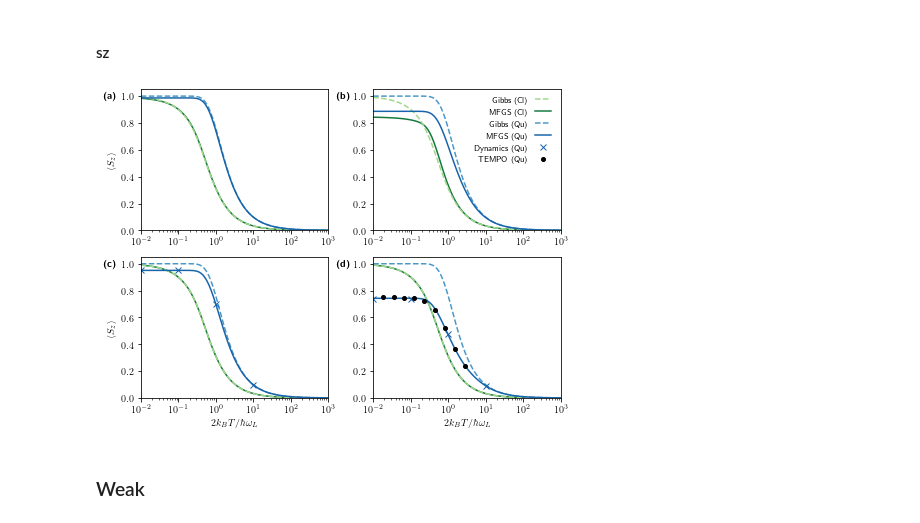
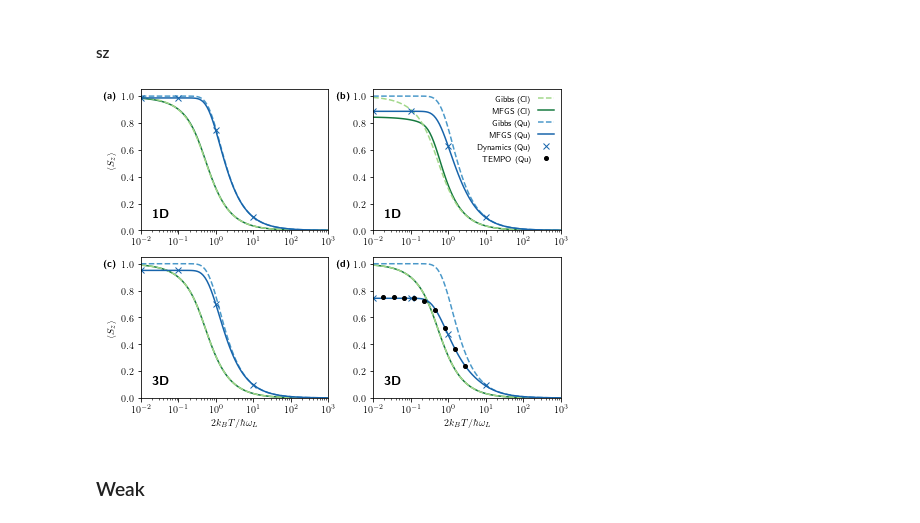
Before and after one commit to quantum-exeter/QuantumSpinDynamics, a Jupyter notebook: plot/plotStatics.ipynb, the cells around one changed output. Cells and saved outputs as stored; diff of their text form; code cells hidden in the pictures.

Commit message:
New parameter sz plots added.

```diff
--- a/plot/plotStatics.ipynb
+++ b/plot/plotStatics.ipynb
@@ -160,77 +183,83 @@ for i in [0, 1]:
 
 ##### Data 1D ######
 
-#### prmb ####
+#### prme ####
 
 ## Classical ##
 ax[0, 0].semilogx(dataG_qu[:,0], ((1/np.tanh(1/dataG_qu[:,0]) - (dataG_qu[:,0]))), color=ocmap(0.4), linestyle='--', label='Gibbs (Cl)', zorder=1) # Gibbs
-ax[0, 0].semilogx(data1D_pi4_prmb_cl[:,0], data1D_pi4_prmb_cl[:,3], color=ocmap(0.8), linestyle='-', label='MFGS (Cl)', zorder=0) # MFGS
+ax[0, 0].semilogx(data1D_pi4_prme_cl[:,0], data1D_pi4_prme_cl[:,3], color=ocmap(0.8), linestyle='-', label='MFGS (Cl)', zorder=0) # MFGS
 
 ## Quantum ##
 ax[0, 0].semilogx(dataG_qu[:,0], dataG_qu[:,3], color=bcmap(0.6), linestyle='--', label='Gibbs (Qu)') # Gibbs
-ax[0, 0].semilogx(data1D_pi4_prmb[:,0], data1D_pi4_prmb[:,3], color=bcmap(0.8), label='MFGS (Qu)') # MFGS
-# ax[0].plot(0.01, 0.95, color=bcmap(0.8), marker='x', linestyle='None', label='Dynamics (Qu)') # Dynamics
-# ax[0].plot(0.1, 0.95, color=bcmap(0.8), marker='x', linestyle='None')
-# ax[0].plot(1, 0.70, color=bcmap(0.8), marker='x', linestyle='None')
-# ax[0].plot(10, 0.10, color=bcmap(0.8), marker='x', linestyle='None')
+ax[0, 0].semilogx(data1D_pi4_prme[:,0], data1D_pi4_prme[:,3], color=bcmap(0.8), label='MFGS (Qu)') # MFGS
+ax[0, 0].plot(0.01, 0.986, color=bcmap(0.8), marker='x', linestyle='None', label='Dynamics (Qu)') # Dynamics
+ax[0, 0].plot(0.1, 0.986, color=bcmap(0.8), marker='x', linestyle='None')
+ax[0, 0].plot(1, 0.745, color=bcmap(0.8), marker='x', linestyle='None')
+ax[0, 0].plot(10, 0.0993, color=bcmap(0.8), marker='x', linestyle='None')
 
-#### prma ####
+#### prmd ####
 
 ## Classical ##
 ax[0, 1].semilogx(dataG_qu[:,0], ((1/np.tanh(1/dataG_qu[:,0]) - (dataG_qu[:,0]))), color=ocmap(0.4), linestyle='--', zorder=1) # Gibbs
-ax[0, 1].semilogx(data1D_pi4_prma_cl[:,0], data1D_pi4_prma_cl[:,3], color=ocmap(0.8), linestyle='-', zorder=0) # MFGS
+ax[0, 1].semilogx(data1D_pi4_prmd_cl[:,0], data1D_pi4_prmd_cl[:,3], color=ocmap(0.8), linestyle='-', zorder=0) # MFGS
 
 ## Quantum ##
 ax[0, 1].semilogx(dataG_qu[:,0], dataG_qu[:,3], color=bcmap(0.6), linestyle='--') # Gibbs
-ax[0, 1].semilogx(data1D_pi4_prma[:,0], data1D_pi4_prma[:,3], color=bcmap(0.8)) # MFGS
-# ax[1].plot(0.01, 0.74, color=bcmap(0.8), marker='x', linestyle='None', label='Dynamics (Qu)') # Dynamics
-# ax[1].plot(0.1, 0.74, color=bcmap(0.8), marker='x') # Dynamics
-# ax[1].plot(1, 0.48, color=bcmap(0.8), marker='x') # Dynamics
-# ax[1].plot(10, 0.09, color=bcmap(0.8), marker='x') # Dynamics
+ax[0, 1].semilogx(data1D_pi4_prmd[:,0], data1D_pi4_prmd[:,3], color=bcmap(0.8)) # MFGS
+ax[0, 1].plot(0.01, 0.887, color=bcmap(0.8), marker='x', linestyle='None') # Dynamics
+ax[0, 1].plot(0.1, 0.887, color=bcmap(0.8), marker='x') # Dynamics
+ax[0, 1].plot(1, 0.628, color=bcmap(0.8), marker='x') # Dynamics
+ax[0, 1].plot(10, 0.0962, color=bcmap(0.8), marker='x') # Dynamics
 
 ##### Data 3D ######
 
-#### prmb ####
+#### prme ####
 
 ## Classical ##
 ax[1, 0].semilogx(dataG_qu[:,0], ((1/np.tanh(1/dataG_qu[:,0]) - (dataG_qu[:,0]))), color=ocmap(0.4), linestyle="--", zorder=1) # Gibbs
-ax[1, 0].semilogx(data3D_prmb_cl[:,0], data3D_prmb_cl[:,3], color=ocmap(0.8), linestyle='-', zorder=0) # MFGS
+ax[1, 0].semilogx(data3D_prme_cl[:,0], data3D_prme_cl[:,3], color=ocmap(0.8), linestyle='-', zorder=0) # MFGS
 
 ## Quantum ##
 ax[1, 0].semilogx(dataG_qu[:,0], dataG_qu[:,3], color=bcmap(0.6), linestyle="--") # Gibbs
-ax[1, 0].semilogx(data3D_prmb[:,0], data3D_prmb[:,3], color=bcmap(0.8)) # MFGS
-ax[1, 0].plot(0.01, 0.95, color=bcmap(0.8), marker='x', linestyle='None', label="Dynamics (Qu)") # Dynamics
+ax[1, 0].semilogx(data3D_prme[:,0], data3D_prme[:,3], color=bcmap(0.8)) # MFGS
+ax[1, 0].plot(0.01, 0.95, color=bcmap(0.8), marker='x', linestyle='None') # Dynamics
 ax[1, 0].plot(0.1, 0.95, color=bcmap(0.8), marker='x', linestyle='None')
-ax[1, 0].plot(1, 0.70, color=bcmap(0.8), marker='x', linestyle='None')
-ax[1, 0].plot(10, 0.10, color=bcmap(0.8), marker='x', linestyle='None')
+ax[1, 0].plot(1, 0.701, color=bcmap(0.8), marker='x', linestyle='None')
+ax[1, 0].plot(10, 0.0991, color=bcmap(0.8), marker='x', linestyle='None')
 
-#### prma ####
+#### prmd ####
 
 ## Classical ##
 ax[1, 1].semilogx(dataG_qu[:,0], ((1/np.tanh(1/dataG_qu[:,0]) - (dataG_qu[:,0]))), color=ocmap(0.4), linestyle="--", zorder=1) # Gibbs
-ax[1, 1].semilogx(data3D_prma_cl[:,0], data3D_prma_cl[:,3], color=ocmap(0.8), linestyle='-', zorder=0) # MFGS
+ax[1, 1].semilogx(data3D_prmd_cl[:,0], data3D_prmd_cl[:,3], color=ocmap(0.8), linestyle='-', zorder=0) # MFGS
 
 ## Quantum ##
 ax[1, 1].semilogx(dataG_qu[:,0], dataG_qu[:,3], color=bcmap(0.6), linestyle="--") # Gibbs
-ax[1, 1].semilogx(data3D_prma[:,0], data3D_prma[:,3], color=bcmap(0.8)) # MFGS
-ax[1, 1].plot(0.01, 0.74, color=bcmap(0.8), marker='x', linestyle='None') # Dynamics
-ax[1, 1].plot(0.1, 0.74, color=bcmap(0.8), marker='x') # Dynamics
-ax[1, 1].plot(1, 0.48, color=bcmap(0.8), marker='x') # Dynamics
-ax[1, 1].plot(10, 0.09, color=bcmap(0.8), marker='x') # Dynamics
-ax[1, 1].semilogx(data3D_prma_tempo[:,0], data3D_prma_tempo[:,1], 'ko', markersize=4, linestyle='', label="TEMPO (Qu)") # TEMPO
+ax[1, 1].semilogx(data3D_prmd[:,0], data3D_prmd[:,3], color=bcmap(0.8)) # MFGS
+ax[1, 1].plot(0.01, 0.745, color=bcmap(0.8), marker='x', linestyle='None') # Dynamics
+ax[1, 1].plot(0.1, 0.745, color=bcmap(0.8), marker='x') # Dynamics
+ax[1, 1].plot(1, 0.476, color=bcmap(0.8), marker='x') # Dynamics
+ax[1, 1].plot(10, 0.0942, color=bcmap(0.8), marker='x') # Dynamics
+
+ax[1, 1].semilogx(data_tempo[:,0], data_tempo[:,1], 'ko', markersize=4, linestyle='', label="TEMPO (Qu)") # TEMPO
 
 ax[0, 0].text(0.99e-3, 0.977, '\\textbf{(a)}')
 ax[0, 1].text(0.99e-3, 0.977, '\\textbf{(b)}')
 ax[1, 0].text(0.99e-3, 0.977, '\\textbf{(c)}')
 ax[1, 1].text(0.99e-3, 0.977, '\\textbf{(d)}')
 
-fig.legend(ncol=1, loc=(0.783, 0.76), frameon=False, markerfirst=False)
+ax[0, 0].text(0.02, 0.1, '\\textbf{1D}', fontsize=13)
+ax[0, 1].text(0.02, 0.1, '\\textbf{1D}', fontsize=13)
+ax[1, 0].text(0.02, 0.1, '\\textbf{3D}', fontsize=13)
+ax[1, 1].text(0.02, 0.1, '\\textbf{3D}', fontsize=13)
+
+fig.legend(ncol=1, loc=(0.79, 0.762), frameon=False, markerfirst=False)
 fig.tight_layout(w_pad = 0.4)
 
-plt.savefig('/Users/charliehogg/Dropbox/PhD/1. 3D Project/Graphs/Paper/sz_T.pdf', dpi=300) # Export for Mac
-# plt.savefig('C://Users//crh222//Dropbox//PhD//1. 3D Project//Graphs//Paper//sz_T_1D_pi4.pdf', dpi=300) # Export for Windows
+# plt.savefig('/Users/charliehogg/Dropbox/PhD/1. 3D Project/Graphs/Paper/sz_T.pdf', dpi=300) # Export for Mac
+plt.savefig('C://Users//crh222//Dropbox//PhD//1. 3D Project//Graphs//Paper//sz_T_prmde.pdf', dpi=300) # Export for Windows
 # %% [output]
-[figure, old version]
+[figure, new version]
 # %% [markdown]
 ### Weak
 # %%
```
Also changed, not shown: parts of 4 cells of this notebook.
